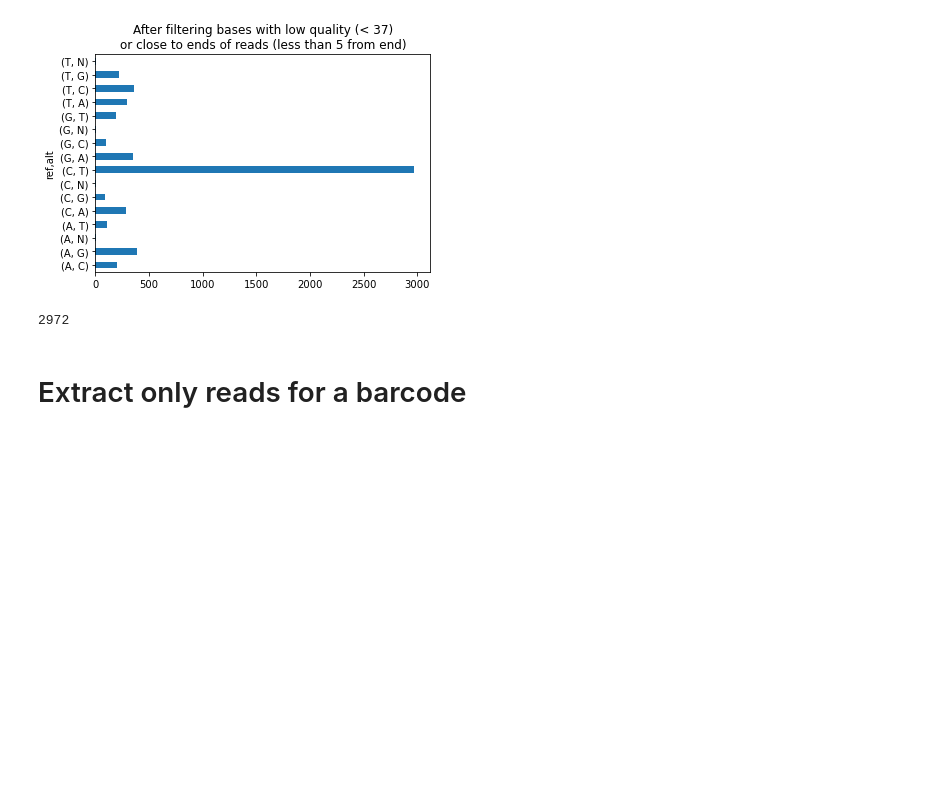
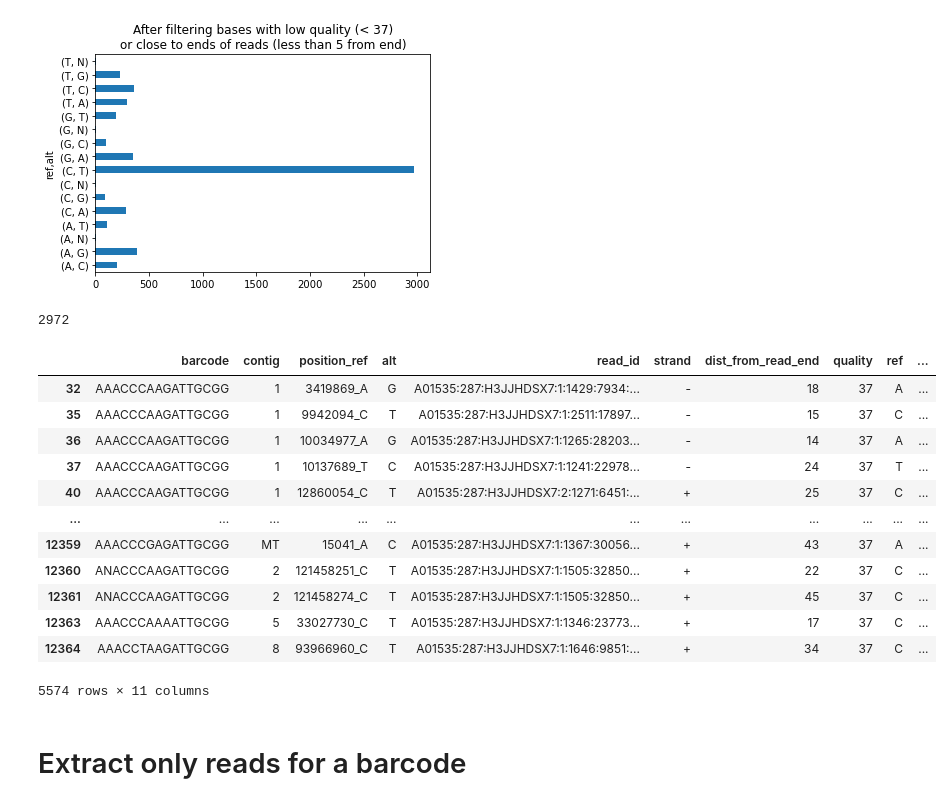
Before and after one commit to howardxu520/MARINE, a Jupyter notebook: scripts/check_against_pileup.ipynb, the cells around one changed output. Saved outputs shown, nothing was run; the diff lists cells and outputs as text; code cells hidden in the pictures; blank space fills up the shorter version.

```diff
--- a/scripts/check_against_pileup.ipynb
+++ b/scripts/check_against_pileup.ipynb
@@ -216,6 +117,22 @@ example_new_ct =  example_dataframe_filtered[(example_dataframe_filtered.ref ==
 len(example_new_ct)
 # %% [output]
 2972
+# %%
+example_dataframe_filtered
+# %% [output]
+|  | barcode | contig | position_ref | alt | read_id | strand | dist_from_read_end | quality | ref | ... |
+| 32 | AAACCCAAGATTGCGG | 1 | 3419869_A | G | A01535:287:H3JJHDSX7:1:1429:7934:... | - | 18 | 37 | A | ... |
+| 35 | AAACCCAAGATTGCGG | 1 | 9942094_C | T | A01535:287:H3JJHDSX7:1:2511:17897... | - | 15 | 37 | C | ... |
+| 36 | AAACCCAAGATTGCGG | 1 | 10034977_A | G | A01535:287:H3JJHDSX7:1:1265:28203... | - | 14 | 37 | A | ... |
+| 37 | AAACCCAAGATTGCGG | 1 | 10137689_T | C | A01535:287:H3JJHDSX7:1:1241:22978... | - | 24 | 37 | T | ... |
+| 40 | AAACCCAAGATTGCGG | 1 | 12860054_C | T | A01535:287:H3JJHDSX7:2:1271:6451:... | + | 25 | 37 | C | ... |
+| ... | ... | ... | ... | ... | ... | ... | ... | ... | ... | ... |
+| 12359 | AAACCCGAGATTGCGG | MT | 15041_A | C | A01535:287:H3JJHDSX7:1:1367:30056... | + | 43 | 37 | A | ... |
+| 12360 | ANACCCAAGATTGCGG | 2 | 121458251_C | T | A01535:287:H3JJHDSX7:1:1505:32850... | + | 22 | 37 | C | ... |
+| 12361 | ANACCCAAGATTGCGG | 2 | 121458274_C | T | A01535:287:H3JJHDSX7:1:1505:32850... | + | 45 | 37 | C | ... |
+| 12363 | AAACCCAAAATTGCGG | 5 | 33027730_C | T | A01535:287:H3JJHDSX7:1:1346:23773... | + | 17 | 37 | C | ... |
+| 12364 | AAACCTAAGATTGCGG | 8 | 93966960_C | T | A01535:287:H3JJHDSX7:1:1646:9851:... | + | 34 | 37 | C | ... |
+5574 rows × 11 columns
 # %% [markdown]
 # Extract only reads for a barcode
 # %%
```
Also changed, not shown: parts of 13 cells of this notebook, 1 other file.
